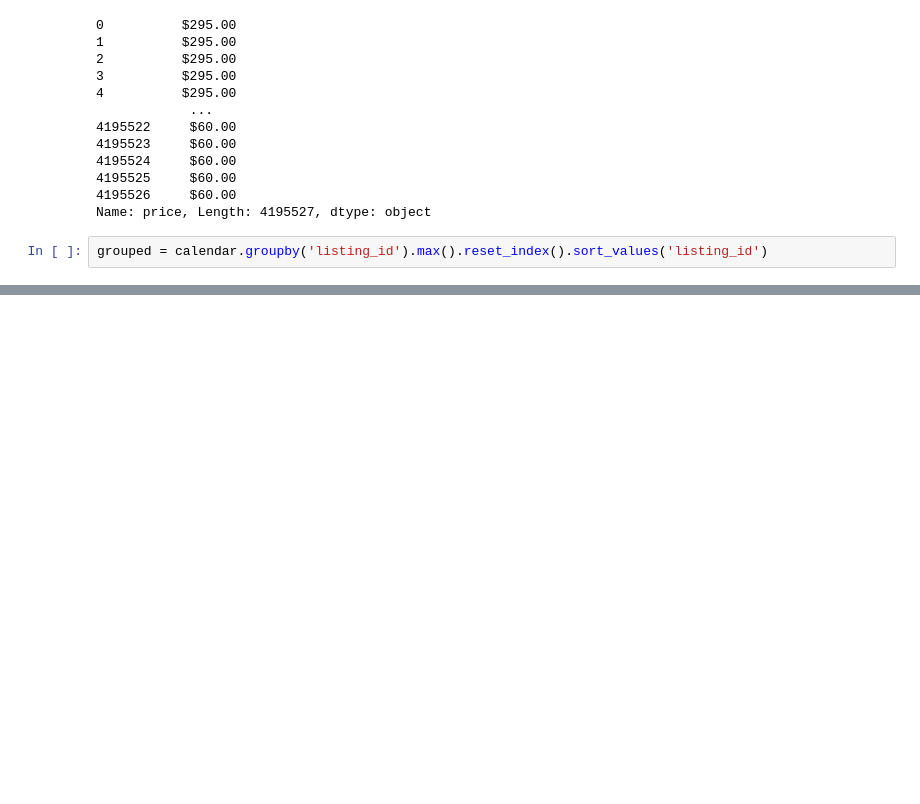
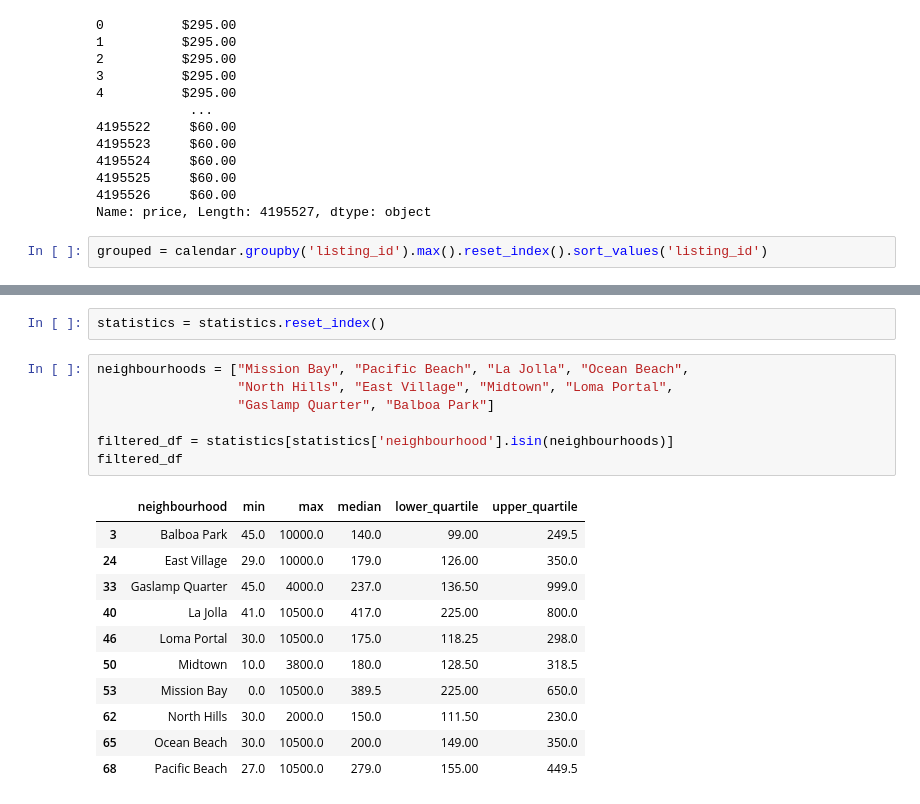
Before and after one commit to elliekwang/final_proj, a Jupyter notebook: airbnb.ipynb, the cells around one changed output, grey strips where cells are left out. Drawn from its saved outputs; the diff is of its cells as text; blank space fills up the shorter version.

```diff
--- a/airbnb.ipynb
+++ b/airbnb.ipynb
@@ -318,0 +304,21 @@ Name: price, Length: 11495, dtype: float64
+# %%
+statistics = statistics.reset_index()
+# %%
+neighbourhoods = ["Mission Bay", "Pacific Beach", "La Jolla", "Ocean Beach",
+                  "North Hills", "East Village", "Midtown", "Loma Portal",
+                  "Gaslamp Quarter", "Balboa Park"]
+
+filtered_df = statistics[statistics['neighbourhood'].isin(neighbourhoods)]
+filtered_df
+# %% [output]
+|  | neighbourhood | min | max | median | lower_quartile | upper_quartile |
+| 3 | Balboa Park | 45.0 | 10000.0 | 140.0 | 99.00 | 249.5 |
+| 24 | East Village | 29.0 | 10000.0 | 179.0 | 126.00 | 350.0 |
+| 33 | Gaslamp Quarter | 45.0 | 4000.0 | 237.0 | 136.50 | 999.0 |
+| 40 | La Jolla | 41.0 | 10500.0 | 417.0 | 225.00 | 800.0 |
+| 46 | Loma Portal | 30.0 | 10500.0 | 175.0 | 118.25 | 298.0 |
+| 50 | Midtown | 10.0 | 3800.0 | 180.0 | 128.50 | 318.5 |
+| 53 | Mission Bay | 0.0 | 10500.0 | 389.5 | 225.00 | 650.0 |
+| 62 | North Hills | 30.0 | 2000.0 | 150.0 | 111.50 | 230.0 |
+| 65 | Ocean Beach | 30.0 | 10500.0 | 200.0 | 149.00 | 350.0 |
+| 68 | Pacific Beach | 27.0 | 10500.0 | 279.0 | 155.00 | 449.5 |
```
Also changed, not shown: parts of 23 cells of this notebook, 3 other files.
